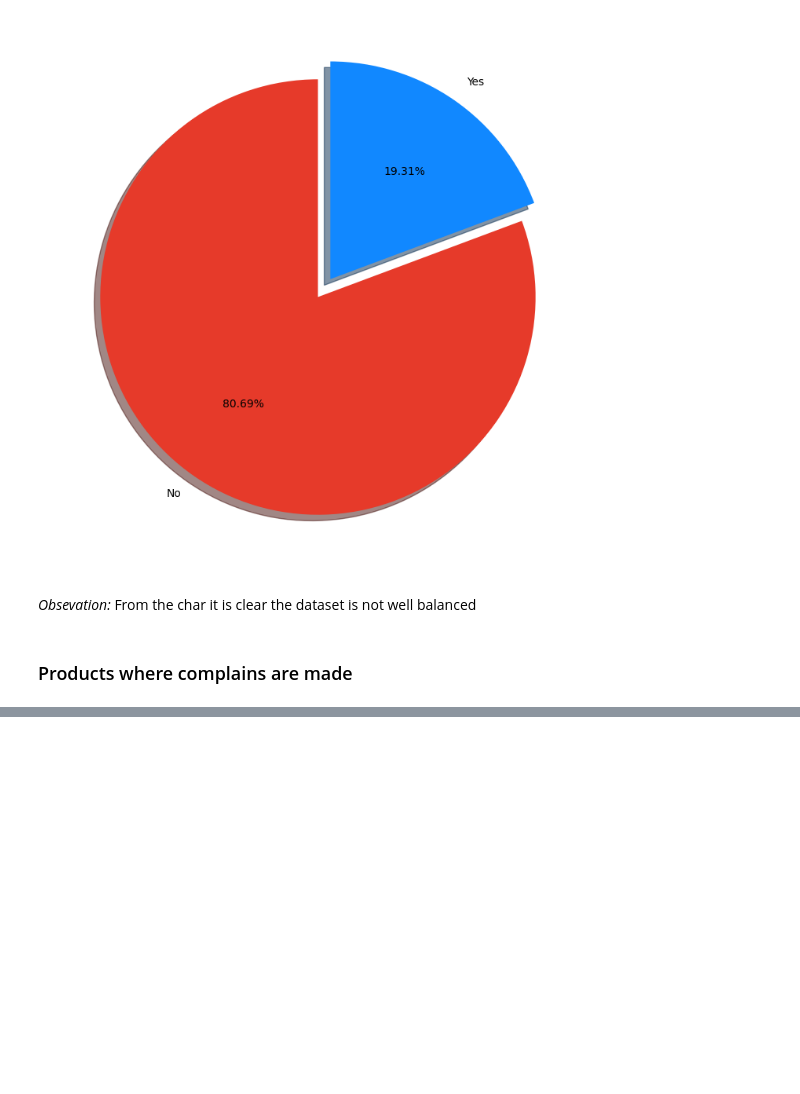
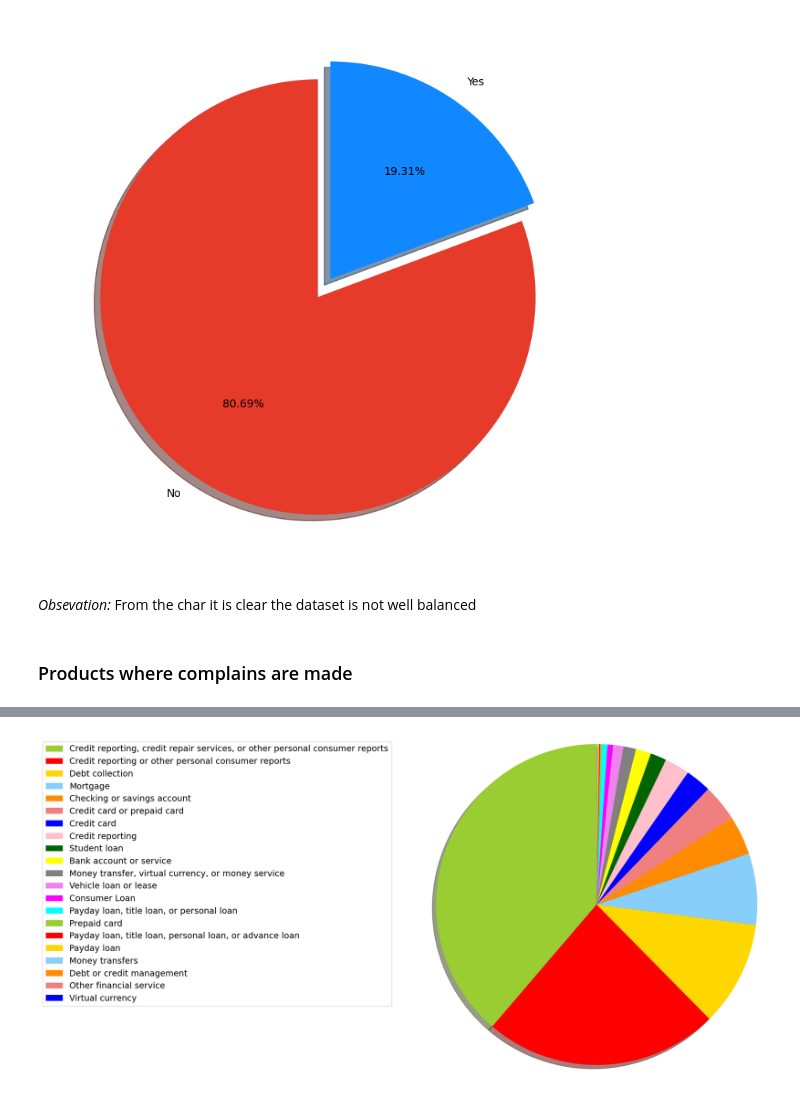
Before and after one commit to natek-1/finance_complaint_analysis, a Jupyter notebook: notebooks/EDA.ipynb, the cells around one changed output, grey strips where cells are left out. Drawn from its saved outputs; the diff is of its cells as text; code cells hidden in the pictures; blank space fills up the shorter version.

Commit message:
did some visualization

```diff
--- a/notebooks/EDA.ipynb
+++ b/notebooks/EDA.ipynb
@@ -205,3 +205,5 @@ plt.show()
 *Obsevation:* From the char it is clear the dataset is not well balanced
 # %% [markdown]
 ### Products where complains are made
+# %%
+product_percentage = df["Product"].value_counts(normalize=True)*100
@@ -207,0 +224,13 @@ plt.show()
+# %%
+product_labels = product_percentage.index
+colors = ['yellowgreen', 'red', 'gold', 'lightskyblue', 'darkorange', 'lightcoral', 'blue',
+'pink', 'darkgreen', 'yellow', 'grey', 'violet', 'magenta', 'cyan']
+
+fig, ax = plt.subplots(figsize=(18,10))
+patches, texts = ax.pie(product_percentage, startangle=90,
+                        shadow=True, colors=colors, radius=1.2)
+plt.legend(patches, product_labels, loc='best', bbox_to_anchor=(-0.1, 1),
+           fontsize=14)
+plt.show()
+# %% [output]
+[figure, added]
```
Also changed, not shown: parts of 6 cells of this notebook.
